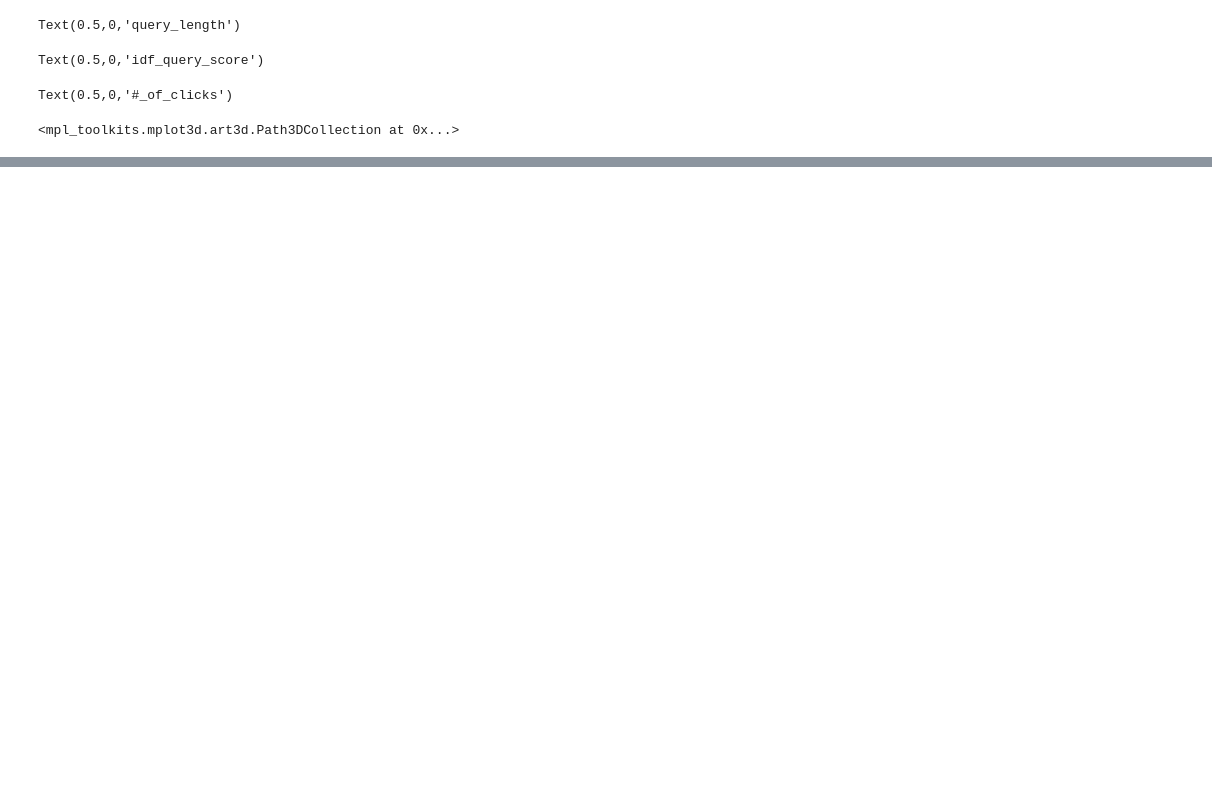
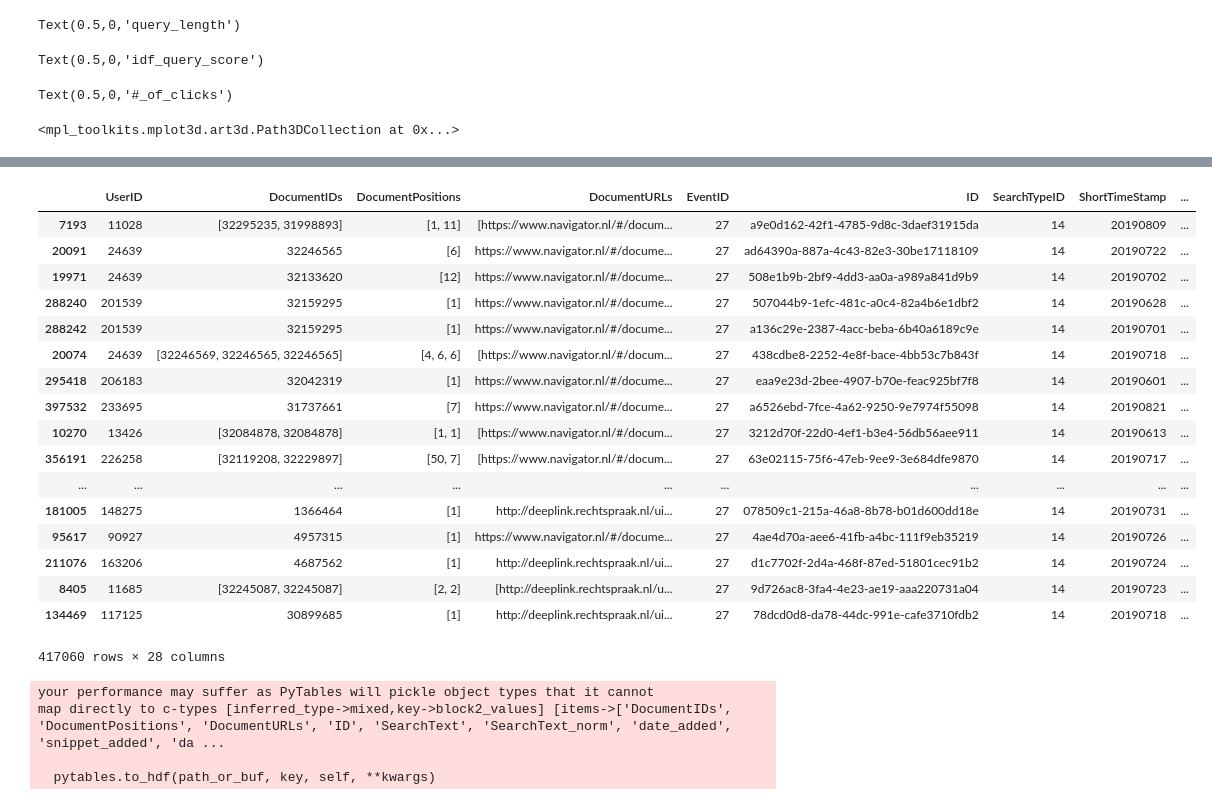
Before and after one commit to roelvanderburg/ranking, a Jupyter notebook: Thesis.ipynb, the cells around one changed output, grey strips where cells are left out. Cells and saved outputs as stored; diff of their text form; code cells hidden in the pictures; blank space fills up the shorter version.

```diff
--- a/Thesis.ipynb
+++ b/Thesis.ipynb
@@ -43,13 +43,16 @@ import pathlib
 from typing import Union
 import pickle
 
+from natsort import natsorted
+import glob, os
+
 # Greedy IDE completion
 %config IPCompleter.greedy=True
 
 from IPython.core.display import display, HTML
 display(HTML("<style>.container { width:95% !important; } </style>"))
 pd.set_option('display.max_columns', 100)
-pd.set_option('display.max_rows', 11)
+pd.set_option('display.max_rows', 50)
 
 from IPython.core.interactiveshell import InteractiveShell
 InteractiveShell.ast_node_interactivity = "all"
@@ -759,3 +742,62 @@ df[:20]
+# %%
+def recency_parameter(df):
+    """
+    Calculates a 30 day difference between date added and ShortTimeStamp
+    30 days difference is a heuristic measure
+    """
+
+    binary_signals = []
+    date_added = df['date_added'].tolist()
+    timestamps = df['ShortTimeStamp'].tolist()
+
+    for idx, (date_list, time_stamp) in enumerate(zip(date_added, timestamps)):
+
+        dummy= []
+        ShortTimeStamp = parser.parse(str(time_stamp), fuzzy_with_tokens=False)
+
+        for date in date_list:
+            try:
+                document_date_add = parser.parse(str(date), fuzzy_with_tokens=False)
+            except:
+                print("idx {} ".format(idx), date)
+
+            difference = ShortTimeStamp - document_date_add
+            binary_signal = int(bool(difference.days <= 30))
+            dummy.append(binary_signal)
+
+        binary_signals.append(dummy)
+
+    df['date_added_binary'] = binary_signals
+
+    display(df)
+    return df
+
+df = recency_parameter(df)
+
+df.to_hdf('./data/df_27_snipp_and_date', key='df')
+# %% [output]
+|  | UserID | DocumentIDs | DocumentPositions | DocumentURLs | EventID | ID | SearchTypeID | ShortTimeStamp | ... |
+| 7193 | 11028 | [32295235, 31998893] | [1, 11] | [https://www.navigator.nl/#/docum... | 27 | a9e0d162-42f1-4785-9d8c-3daef31915da | 14 | 20190809 | ... |
+| 20091 | 24639 | 32246565 | [6] | https://www.navigator.nl/#/docume... | 27 | ad64390a-887a-4c43-82e3-30be17118109 | 14 | 20190722 | ... |
+| 19971 | 24639 | 32133620 | [12] | https://www.navigator.nl/#/docume... | 27 | 508e1b9b-2bf9-4dd3-aa0a-a989a841d9b9 | 14 | 20190702 | ... |
+| 288240 | 201539 | 32159295 | [1] | https://www.navigator.nl/#/docume... | 27 | 507044b9-1efc-481c-a0c4-82a4b6e1dbf2 | 14 | 20190628 | ... |
+| 288242 | 201539 | 32159295 | [1] | https://www.navigator.nl/#/docume... | 27 | a136c29e-2387-4acc-beba-6b40a6189c9e | 14 | 20190701 | ... |
+| 20074 | 24639 | [32246569, 32246565, 32246565] | [4, 6, 6] | [https://www.navigator.nl/#/docum... | 27 | 438cdbe8-2252-4e8f-bace-4bb53c7b843f | 14 | 20190718 | ... |
+| 295418 | 206183 | 32042319 | [1] | https://www.navigator.nl/#/docume... | 27 | eaa9e23d-2bee-4907-b70e-feac925bf7f8 | 14 | 20190601 | ... |
+| 397532 | 233695 | 31737661 | [7] | https://www.navigator.nl/#/docume... | 27 | a6526ebd-7fce-4a62-9250-9e7974f55098 | 14 | 20190821 | ... |
+| 10270 | 13426 | [32084878, 32084878] | [1, 1] | [https://www.navigator.nl/#/docum... | 27 | 3212d70f-22d0-4ef1-b3e4-56db56aee911 | 14 | 20190613 | ... |
+| 356191 | 226258 | [32119208, 32229897] | [50, 7] | [https://www.navigator.nl/#/docum... | 27 | 63e02115-75f6-47eb-9ee9-3e684dfe9870 | 14 | 20190717 | ... |
+| ... | ... | ... | ... | ... | ... | ... | ... | ... | ... |
+| 181005 | 148275 | 1366464 | [1] | http://deeplink.rechtspraak.nl/ui... | 27 | 078509c1-215a-46a8-8b78-b01d600dd18e | 14 | 20190731 | ... |
+| 95617 | 90927 | 4957315 | [1] | https://www.navigator.nl/#/docume... | 27 | 4ae4d70a-aee6-41fb-a4bc-111f9eb35219 | 14 | 20190726 | ... |
+| 211076 | 163206 | 4687562 | [1] | http://deeplink.rechtspraak.nl/ui... | 27 | d1c7702f-2d4a-468f-87ed-51801cec91b2 | 14 | 20190724 | ... |
+| 8405 | 11685 | [32245087, 32245087] | [2, 2] | [http://deeplink.rechtspraak.nl/u... | 27 | 9d726ac8-3fa4-4e23-ae19-aaa220731a04 | 14 | 20190723 | ... |
+| 134469 | 117125 | 30899685 | [1] | http://deeplink.rechtspraak.nl/ui... | 27 | 78dcd0d8-da78-44dc-991e-cafe3710fdb2 | 14 | 20190718 | ... |
+417060 rows × 28 columns
+your performance may suffer as PyTables will pickle object types that it cannot
+map directly to c-types [inferred_type->mixed,key->block2_values] [items->['DocumentIDs', 'DocumentPositions', 'DocumentURLs', 'ID', 'SearchText', 'SearchText_norm', 'date_added', 'snippet_added', 'da ...
+
+  pytables.to_hdf(path_or_buf, key, self, **kwargs)
 # %%
 def calculate_intra_cluster_error(df: pd.DataFrame):
     """
```
Also changed, not shown: parts of 26 cells of this notebook, 3 other files.
